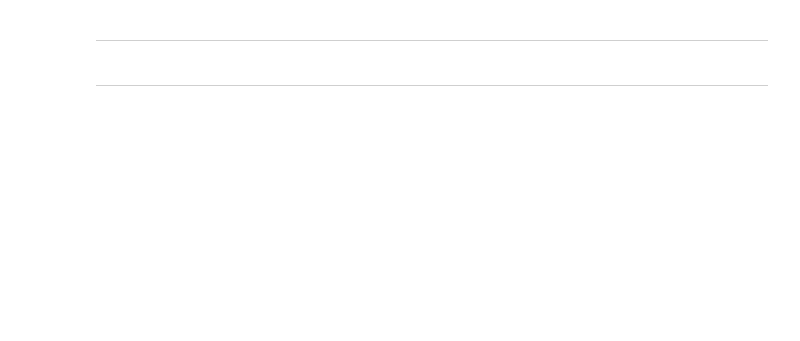
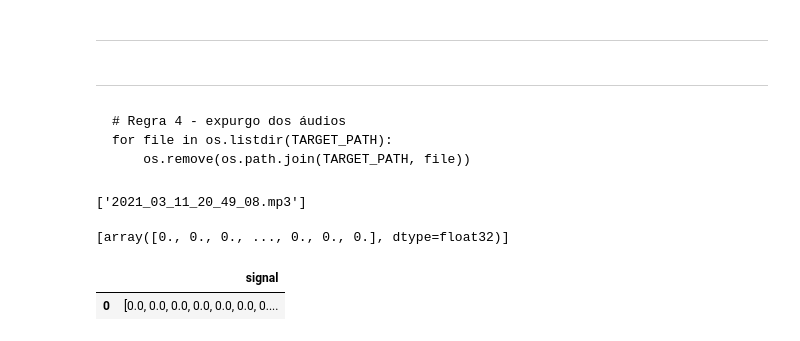
Before and after one commit to ThiagoPanini/voice-unlocker, a Jupyter notebook: notebooks/development/Voice Unlocker - Consumo Modelo.ipynb, the cells around one changed output. Saved outputs shown, nothing was run; the diff lists cells and outputs as text; code cells hidden in the pictures; blank space fills up the shorter version.

```diff
--- a/notebooks/development/Voice Unlocker - Consumo Modelo.ipynb
+++ b/notebooks/development/Voice Unlocker - Consumo Modelo.ipynb
@@ -72,0 +67,22 @@ for file in os.listdir(TARGET_PATH):
+# %% [markdown]
+    # Regra 4 - expurgo dos áudios
+    for file in os.listdir(TARGET_PATH):
+        os.remove(os.path.join(TARGET_PATH, file))
+# %%
+valid_files
+# %% [output]
+['2021_03_11_20_49_08.mp3']
+# %%
+audio_file = valid_files[0]
+audio = [librosa.load(os.path.join(TARGET_PATH, audio_file), sr=22050)[0]]
+audio
+# %% [output]
+[array([0., 0., 0., ..., 0., 0., 0.], dtype=float32)]
+# %%
+import pandas as pd
+audio_df = pd.DataFrame([audio])
+audio_df.columns = ['signal']
+audio_df
+# %% [output]
+|  | signal |
+| 0 | [0.0, 0.0, 0.0, 0.0, 0.0, 0.0, 0.... |
```
Also changed, not shown: parts of 9 cells of this notebook.
